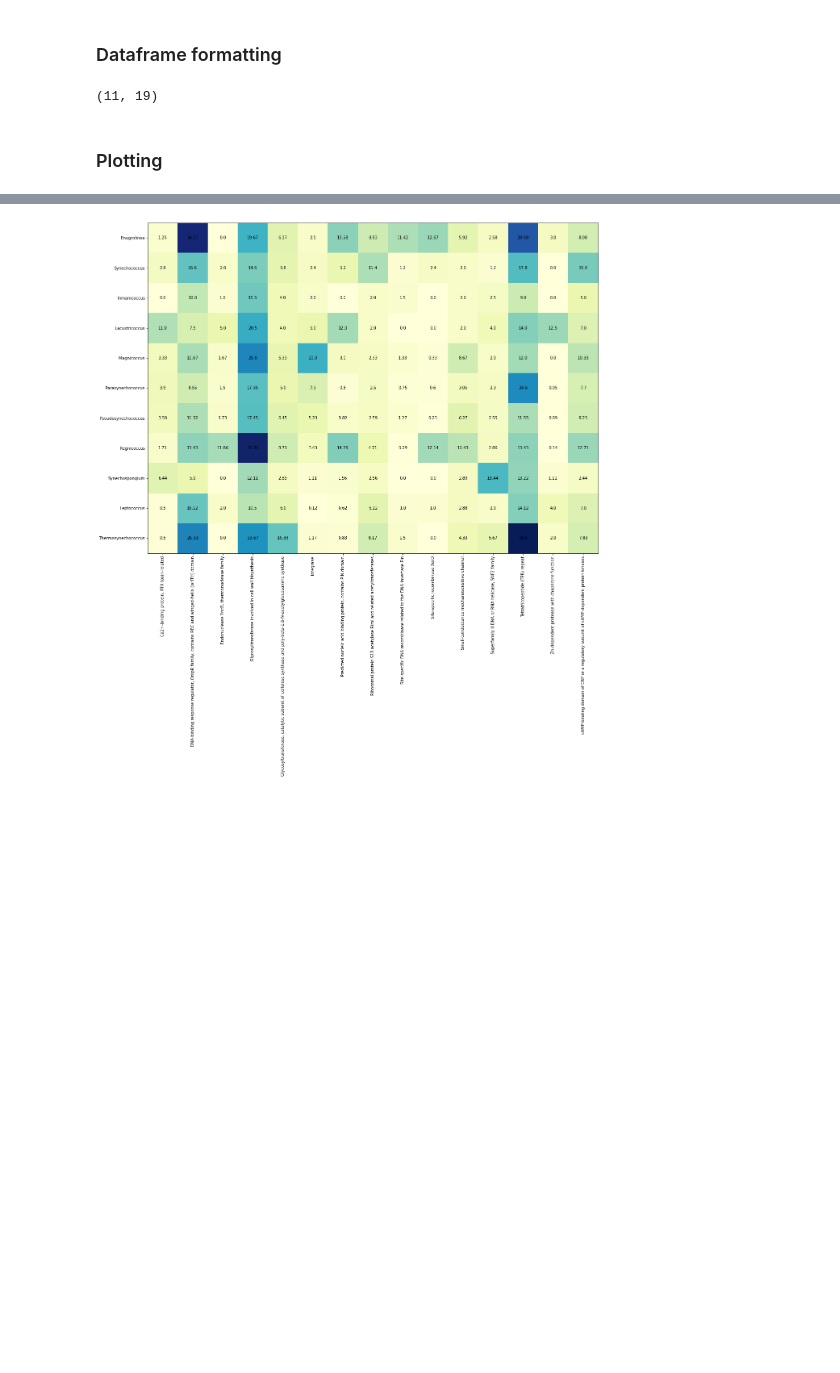
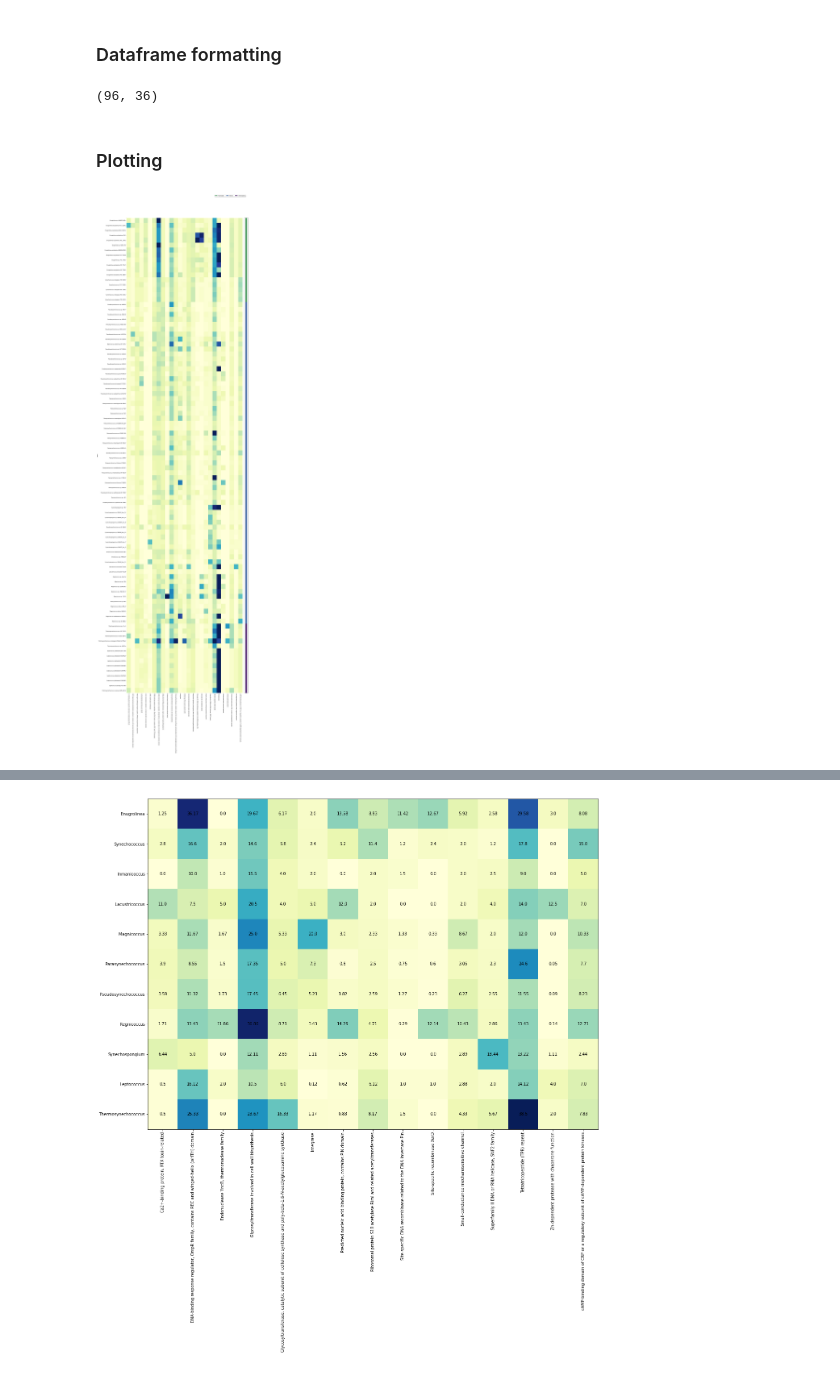
Before and after one commit to vinisalazar/SynechococcusPreprint, a Jupyter notebook: ipynb/Figure4_Table2_COG.ipynb, the cells around one changed output, grey strips where cells are left out. Drawn from its saved outputs; the diff is of its cells as text; code cells hidden in the pictures; blank space fills up the shorter version.

```diff
--- a/ipynb/Figure4_Table2_COG.ipynb
+++ b/ipynb/Figure4_Table2_COG.ipynb
@@ -76,5 +106,6 @@ data_ = data_g.loc[ecotype_df.index]
 # %%
 # Select features based on standard deviation
+data_ = data.iloc[:, :-2]
 var = data_.stack().std()
 selector = VarianceThreshold(var)
 selector.fit_transform(data_)
@@ -82,9 +113,27 @@ data_ = data_.iloc[:, selector.get_support(indices=True)]
 data_ = data_.applymap(lambda n: round(n, 2))
 data_.shape
 # %% [output]
-(11, 19)
+(96, 36)
 # %% [markdown]
 ### Plotting
+# %%
+# Test for 190 columns
+data_plot = data_
+data_plot = data_plot.groupby(data_plot.columns, axis=1).sum()
+
+gridkw = dict(width_ratios=[30, 1], wspace=0.03)
+fig, (ax1, ax2) = plt.subplots(1, 2, gridspec_kw=gridkw, figsize=(20, 80), sharey=True)
+sns.heatmap(data_plot, cmap="YlGnBu", cbar=False, vmax=50, ax=ax1)
+ax1.tick_params(axis='x', rotation=-90)
+ecotypes_ = pd.DataFrame(data['ecotype'].value_counts().loc['Freshwater Marine Thermophilic'.split()])
+ecotypes_.T.plot.bar(stacked=True, color=("#5AA36D", "#597BB0", "#653F81"), ax=ax2)
+ax2.set_xticks([])
+ax2.tick_params(axis='both', which='both', length=0)
+l = ax2.legend(loc='upper right', bbox_to_anchor=(0.5, 1.05),
+          ncol=3, fancybox=True, shadow=True)
+plt.savefig("../data/plots/heatmap_metabolism_by_genome", dpi=300)
+# %% [output]
+[figure, added]
 # %%
 # Subset columns
 #data_plot = data_[[i for i in data_.columns if "Uncharacterized" not in i and i != "Transposase"]]
```
Also changed, not shown: parts of 8 cells of this notebook.
